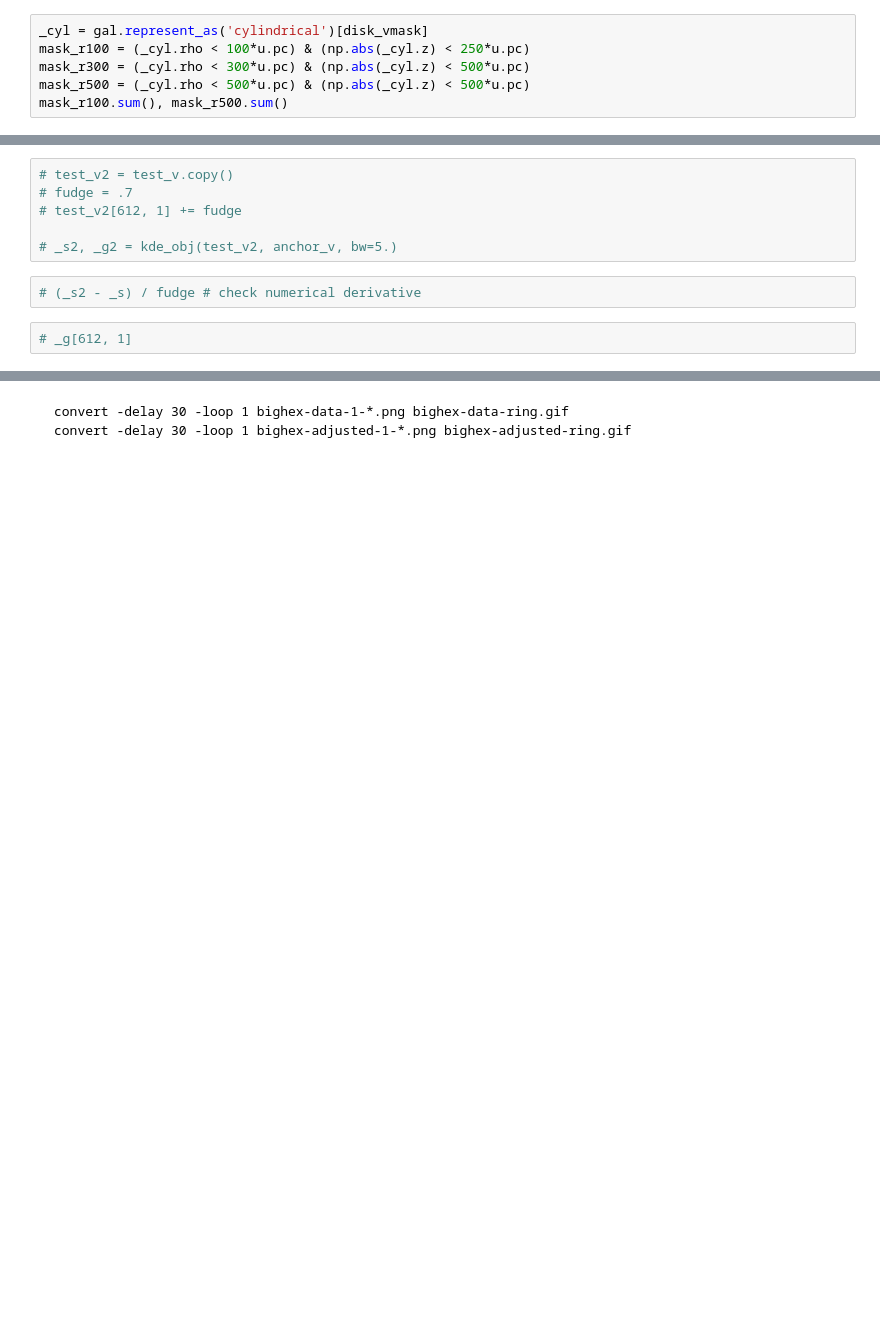
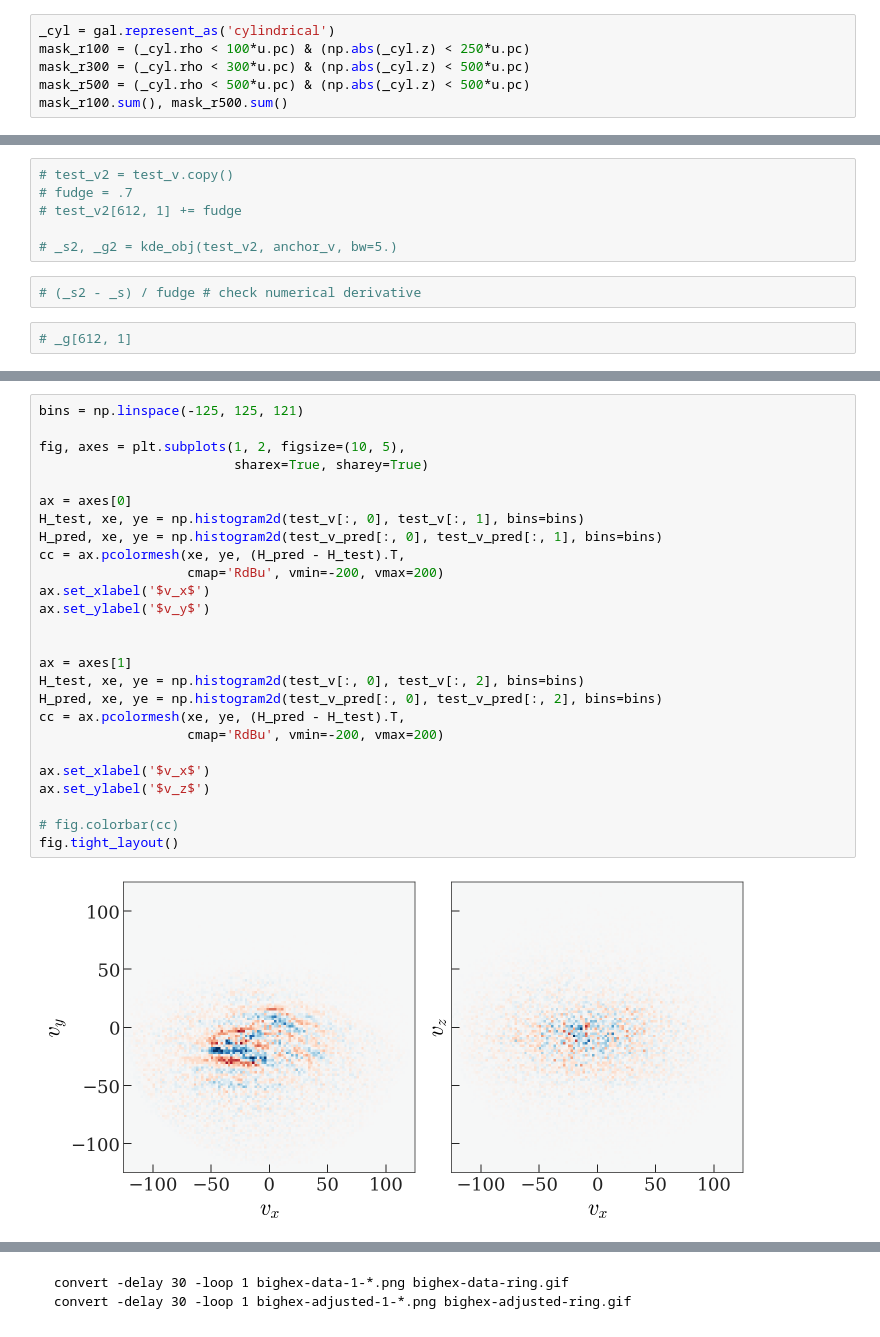
Before and after one commit to davidwhogg/myspace, a Jupyter notebook: notebooks/Stationary-hexagons.ipynb, the cells around one changed output, grey strips where cells are left out. Drawn from its saved outputs; the diff is of its cells as text; blank space fills up the shorter version.

```diff
--- a/notebooks/Stationary-hexagons.ipynb
+++ b/notebooks/Stationary-hexagons.ipynb
@@ -136,7 +158,7 @@ ax.set_ylabel('$y$ [pc]')
 #         fig.savefig('../plots/uvw/big-hex-{2}-{0}-{1:02d}.png'.format(k, b, 'all'), dpi=250)
 #         plt.close(fig)
 # %%
-_cyl = gal.represent_as('cylindrical')[disk_vmask]
+_cyl = gal.represent_as('cylindrical')
 mask_r100 = (_cyl.rho < 100*u.pc) & (np.abs(_cyl.z) < 250*u.pc)
 mask_r300 = (_cyl.rho < 300*u.pc) & (np.abs(_cyl.z) < 500*u.pc)
 mask_r500 = (_cyl.rho < 500*u.pc) & (np.abs(_cyl.z) < 500*u.pc)
@@ -233,0 +298,28 @@ axes[0].set_ylim(-150, 150)
+# %%
+bins = np.linspace(-125, 125, 121)
+
+fig, axes = plt.subplots(1, 2, figsize=(10, 5),
+                         sharex=True, sharey=True)
+
+ax = axes[0]
+H_test, xe, ye = np.histogram2d(test_v[:, 0], test_v[:, 1], bins=bins)
+H_pred, xe, ye = np.histogram2d(test_v_pred[:, 0], test_v_pred[:, 1], bins=bins)
+cc = ax.pcolormesh(xe, ye, (H_pred - H_test).T,
+                   cmap='RdBu', vmin=-200, vmax=200)
+ax.set_xlabel('$v_x$')
+ax.set_ylabel('$v_y$')
+
+
+ax = axes[1]
+H_test, xe, ye = np.histogram2d(test_v[:, 0], test_v[:, 2], bins=bins)
+H_pred, xe, ye = np.histogram2d(test_v_pred[:, 0], test_v_pred[:, 2], bins=bins)
+cc = ax.pcolormesh(xe, ye, (H_pred - H_test).T,
+                   cmap='RdBu', vmin=-200, vmax=200)
+
+ax.set_xlabel('$v_x$')
+ax.set_ylabel('$v_z$')
+
+# fig.colorbar(cc)
+fig.tight_layout()
+# %% [output]
+[figure, added]
```
Also changed, not shown: parts of 31 cells of this notebook.
